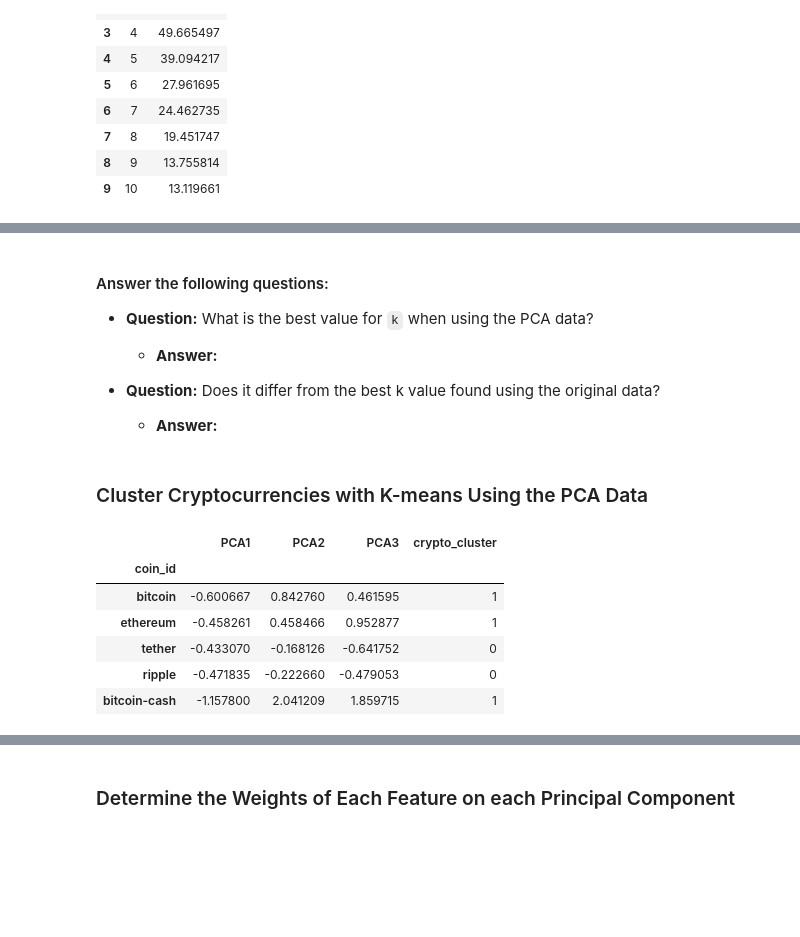
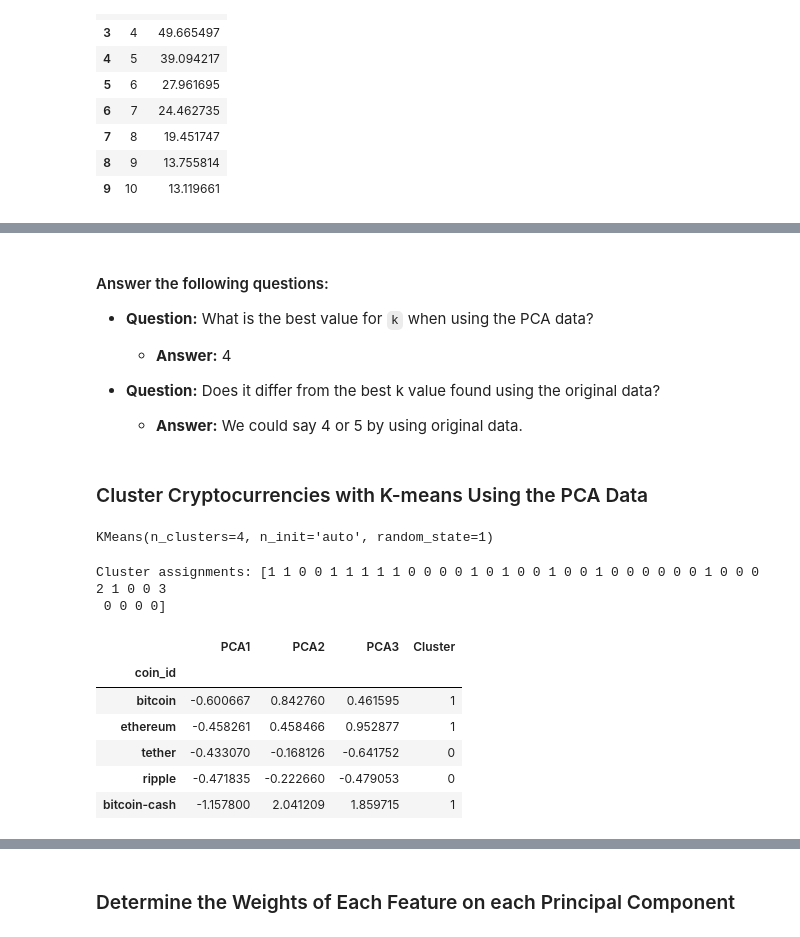
Before and after one commit to Salsonmez/CryptoClustering, a Jupyter notebook: Crypto_Clustering.ipynb, the cells around one changed output, grey strips where cells are left out. Cells and saved outputs as stored; diff of their text form; code cells hidden in the pictures; blank space fills up the shorter version.

```diff
--- a/Crypto_Clustering.ipynb
+++ b/Crypto_Clustering.ipynb
@@ -299,25 +267,34 @@ array([0.3719856 , 0.34700813, 0.17603793])
 # %%
 # Create a list with the number of k-values to try
 # Use a range from 1 to 11
-
+k_values = list(range(1, 11))
 
 # Create an empty list to store the inertia values
-
+inertia = []
 
 # Create a for loop to compute the inertia with each possible value of k
 # Inside the loop:
 # 1. Create a KMeans model using the loop counter for the n_clusters
 # 2. Fit the model to the data using PCA DataFrame.
 # 3. Append the model.inertia_ to the inertia list
+for k in k_values:
+    kmeans_model = KMeans(n_clusters=k, n_init='auto', random_state=1)
 
+    kmeans_model.fit(df_pca)
+
+    inertia.append(kmeans_model.inertia_)
 
 # Create a dictionary with the data to plot the Elbow curve
-
+elbow_data = {
+    "k": k_values,
+    "inertia": inertia
+}
 
 # Create a DataFrame with the data to plot the Elbow curve
-
+elbow_df = pd.DataFrame(elbow_data)
 
 # Display the DataFrame
+elbow_df
 # %% [output]
 |  | k | inertia |
 | 0 | 1 | 256.874086 |
@@ -337,33 +325,43 @@ array([0.3719856 , 0.34700813, 0.17603793])
 #### Answer the following questions:
 * **Question:** What is the best value for `k` when using the PCA data?
 
-  * **Answer:**
+  * **Answer:** 4
 
 
 * **Question:** Does it differ from the best k value found using the original data?
 
-  * **Answer:**
+  * **Answer:** We could say 4 or 5 by using original data.
 # %% [markdown]
 ### Cluster Cryptocurrencies with K-means Using the PCA Data
 # %%
 # Initialize the K-Means model using the best value for k
+best_k = 4
+kmeans_model = KMeans(n_clusters=best_k, n_init='auto', random_state=1)
 # %%
 # Fit the K-Means model using the PCA data
+kmeans_model.fit(df_pca)
+# %% [output]
+KMeans(n_clusters=4, n_init='auto', random_state=1)
 # %%
 # Predict the clusters to group the cryptocurrencies using the PCA data
-
+crypto_clusters = kmeans_model.predict(df_pca)
 
 # Print the resulting array of cluster values.
+print("Cluster assignments:", crypto_clusters)
+# %% [output]
+Cluster assignments: [1 1 0 0 1 1 1 1 1 0 0 0 0 1 0 1 0 0 1 0 0 1 0 0 0 0 0 0 1 0 0 0 2 1 0 0 3
+ 0 0 0 0]
 # %%
 # Create a copy of the DataFrame with the PCA data
-
+df_pca_predictions = df_pca.copy()
 
 # Add a new column to the DataFrame with the predicted clusters
-
+df_pca_predictions['Cluster'] = crypto_clusters
 
 # Display sample data
+df_pca_predictions.head()
 # %% [output]
-|  | PCA1 | PCA2 | PCA3 | crypto_cluster |
+|  | PCA1 | PCA2 | PCA3 | Cluster |
 | coin_id |  |  |  |  |
 | bitcoin | -0.600667 | 0.842760 | 0.461595 | 1 |
 | ethereum | -0.458261 | 0.458466 | 0.952877 | 1 |
```
Also changed, not shown: parts of 21 cells of this notebook.
